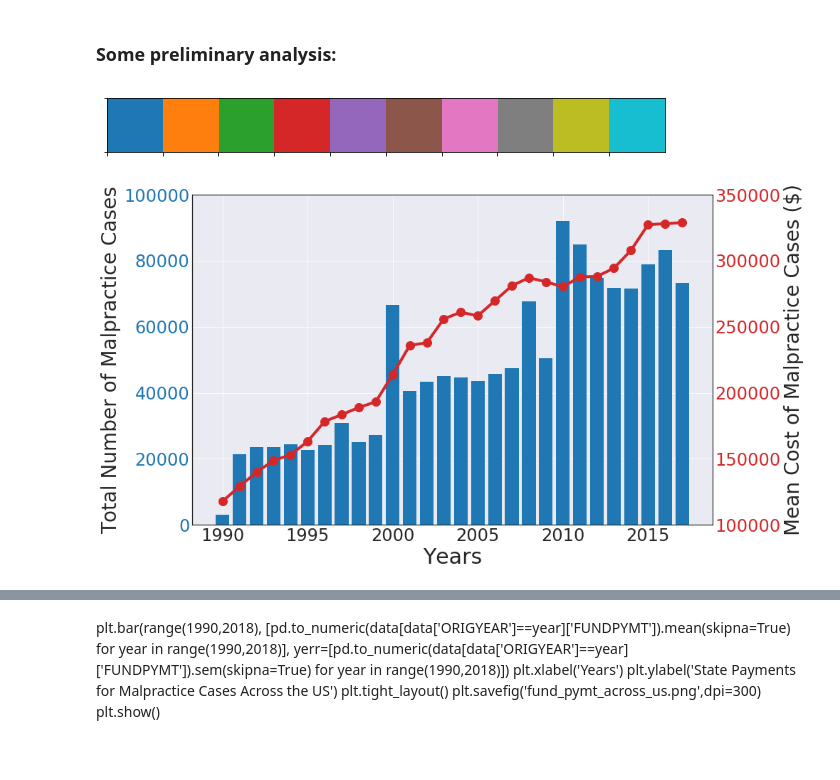
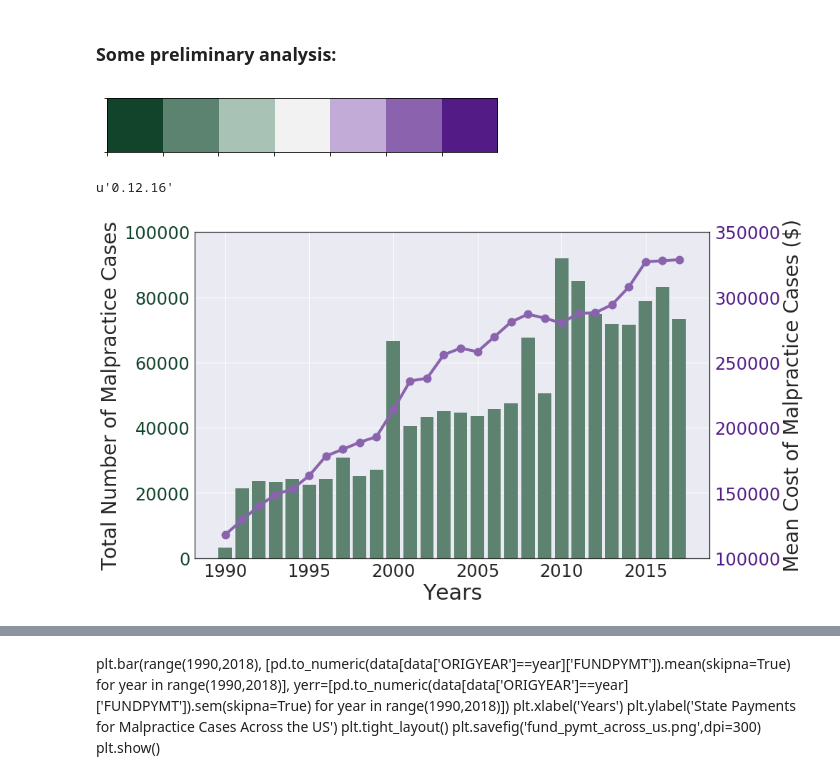
Before and after one commit to dmeral/DSI_projectproposal, a Jupyter notebook: Project_Proposal_FINAL.ipynb, the cells around one changed output, grey strips where cells are left out. Saved outputs shown, nothing was run; the diff lists cells and outputs as text; code cells hidden in the pictures.

```diff
--- a/Project_Proposal_FINAL.ipynb
+++ b/Project_Proposal_FINAL.ipynb
@@ -53,8 +140,9 @@ state_pop.rename(new_index_list, axis='index',inplace=True)
 ### Some preliminary analysis:
 # %%
 #sns.set_style("ticks")
-current_palette = sns.color_palette()
+current_palette = sns.diverging_palette(145, 280, s=85, l=25, n=7) #sns.color_palette()
 current_palette[0]
 sns.palplot(current_palette)
+plt.show()
 # %% [output]
-[figure, old version]
+[figure, new version]
@@ -61,9 +157,14 @@ sns.palplot(current_palette)
+# %%
+import bokeh
+bokeh.__version__
+# %% [output]
+u'0.12.16'
 # %%
 sns.set_style("darkgrid")
 
 fig, ax1 = plt.subplots(figsize=(14,8))
 
-ax1.bar(range(1990,2018),[len(data[data['ORIGYEAR']==year]) for year in range(1990,2018)],color=current_palette[0])
+ax1.bar(years,counts,color=current_palette[1])
 ax1.set_xlabel('Years',fontsize=30)
 ax1.tick_params(axis='x',labelsize=24)
 ax1.set_ylabel('Total Number of Malpractice Cases',fontsize=28)
@@ -74,12 +175,10 @@ ax1.set_ylim(0,100000)
 
 sns.set_style("white")
 ax2 = ax1.twinx()
-color = 'tab:red'
-ax2.plot(range(1990,2018),
-        [pd.to_numeric(data[data['ORIGYEAR']==year]['PAYMENT']).mean(skipna=True) for year in range(1990,2018)],
-         color=current_palette[3],marker='o',markersize=12,linewidth=4)
+ax2.plot(years,payments,
+         color=current_palette[5],marker='o',markersize=12,linewidth=4)
 ax2.set_ylabel('Mean Cost of Malpractice Cases ($)',fontsize=28)
-ax2.tick_params(axis='y',labelsize=24,labelcolor=current_palette[3])
+ax2.tick_params(axis='y',labelsize=24,labelcolor=current_palette[6])
 ax2.set_ylim(100000,350000)
 
 
@@ -89,4 +188,4 @@ fig.tight_layout()
 plt.savefig('total_numbers_costs_across_us.jpg',dpi=100)
 plt.show()
 # %% [output]
-[figure, old version]
+[figure, new version]
```
Also changed, not shown: parts of 34 cells of this notebook.
